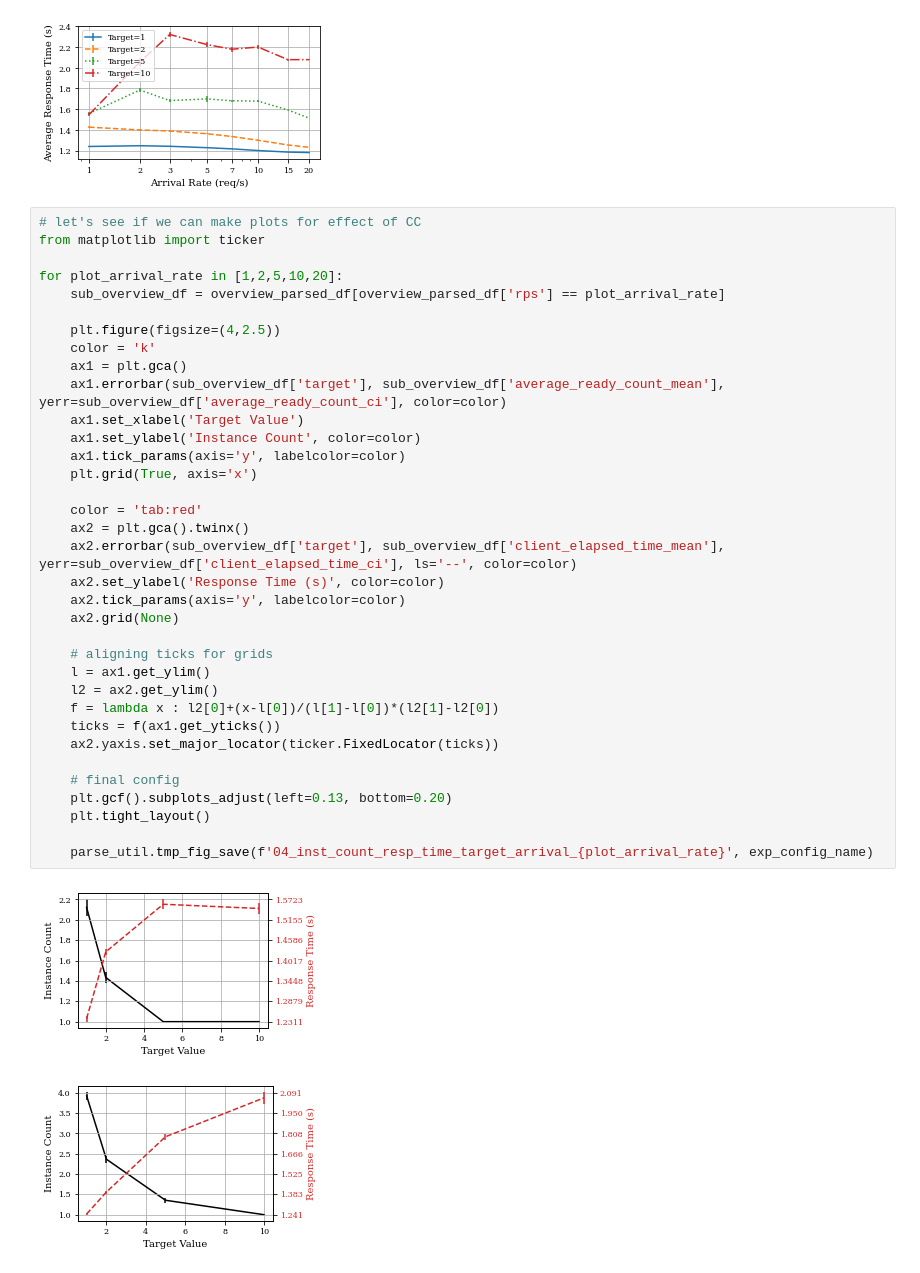
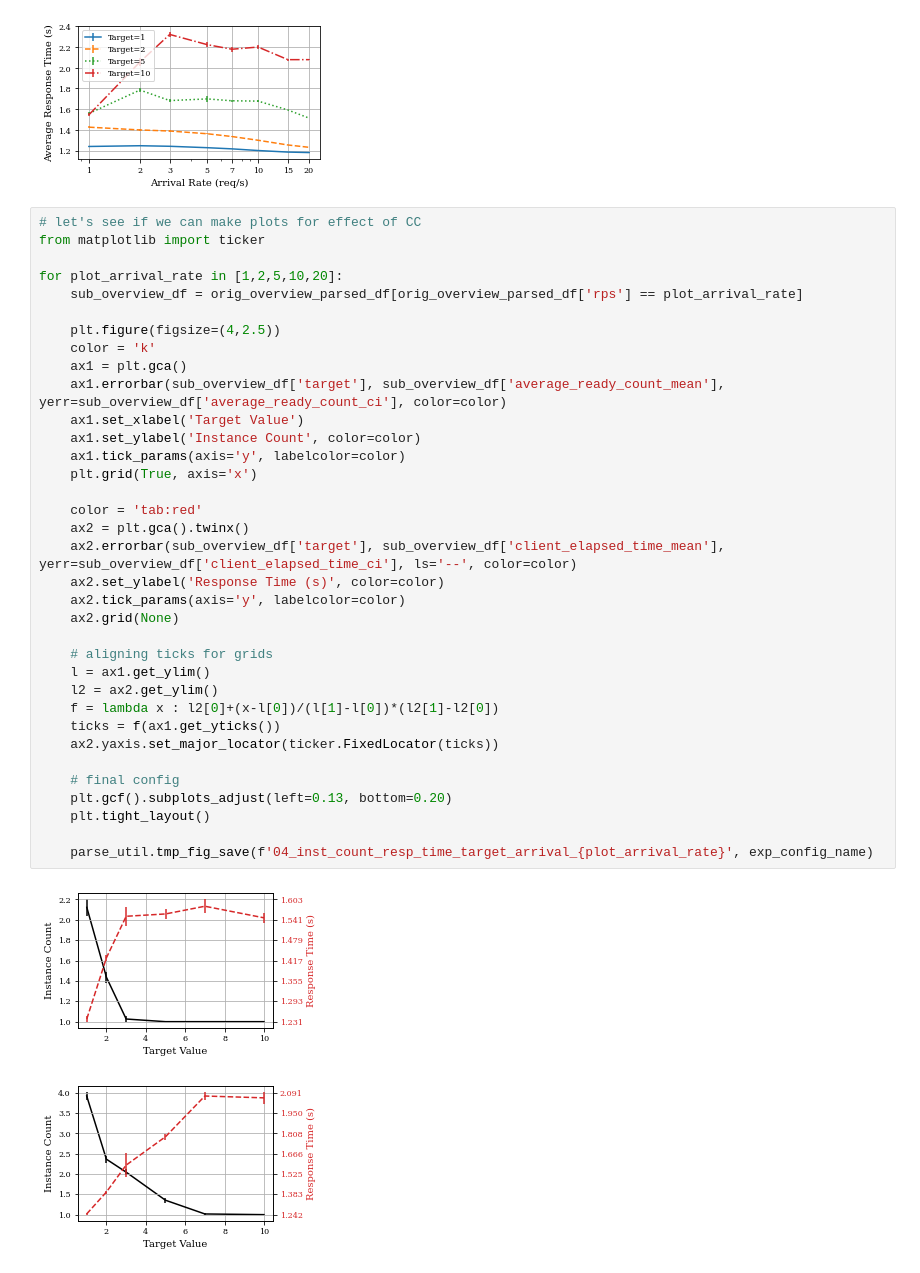
Before and after one commit to pacslab/conc-value-perf-modelling, a Jupyter notebook: experiments/parse_multiple.ipynb, the cells around one changed output. Cells and saved outputs as stored; diff of their text form.

```diff
--- a/experiments/parse_multiple.ipynb
+++ b/experiments/parse_multiple.ipynb
@@ -197,36 +197,36 @@ parse_util.tmp_fig_save('03_average_resp_time_vs_arrival_rate', exp_config_name)
 from matplotlib import ticker
 
 for plot_arrival_rate in [1,2,5,10,20]:
-    sub_overview_df = overview_parsed_df[overview_parsed_df['rps'] == plot_arrival_rate]
+    sub_overview_df = orig_overview_parsed_df[orig_overview_parsed_df['rps'] == plot_arrival_rate]
 
     plt.figure(figsize=(4,2.5))
     color = 'k'
     ax1 = plt.gca()
     ax1.errorbar(sub_overview_df['target'], sub_overview_df['average_ready_count_mean'], yerr=sub_overview_df['average_ready_count_ci'], color=color)
     ax1.set_xlabel('Target Value')
     ax1.set_ylabel('Instance Count', color=color)
     ax1.tick_params(axis='y', labelcolor=color)
     plt.grid(True, axis='x')
 
     color = 'tab:red'
     ax2 = plt.gca().twinx()
     ax2.errorbar(sub_overview_df['target'], sub_overview_df['client_elapsed_time_mean'], yerr=sub_overview_df['client_elapsed_time_ci'], ls='--', color=color)
     ax2.set_ylabel('Response Time (s)', color=color)
     ax2.tick_params(axis='y', labelcolor=color)
     ax2.grid(None)
 
     # aligning ticks for grids
     l = ax1.get_ylim()
     l2 = ax2.get_ylim()
     f = lambda x : l2[0]+(x-l[0])/(l[1]-l[0])*(l2[1]-l2[0])
     ticks = f(ax1.get_yticks())
     ax2.yaxis.set_major_locator(ticker.FixedLocator(ticks))
 
     # final config
     plt.gcf().subplots_adjust(left=0.13, bottom=0.20)
     plt.tight_layout()
 
     parse_util.tmp_fig_save(f'04_inst_count_resp_time_target_arrival_{plot_arrival_rate}', exp_config_name)
 # %% [output]
-[figure, old version]
+[figure, new version]
-[figure, old version]
+[figure, new version]
```
Also changed, not shown: parts of 1 cell of this notebook, 1 other file.
